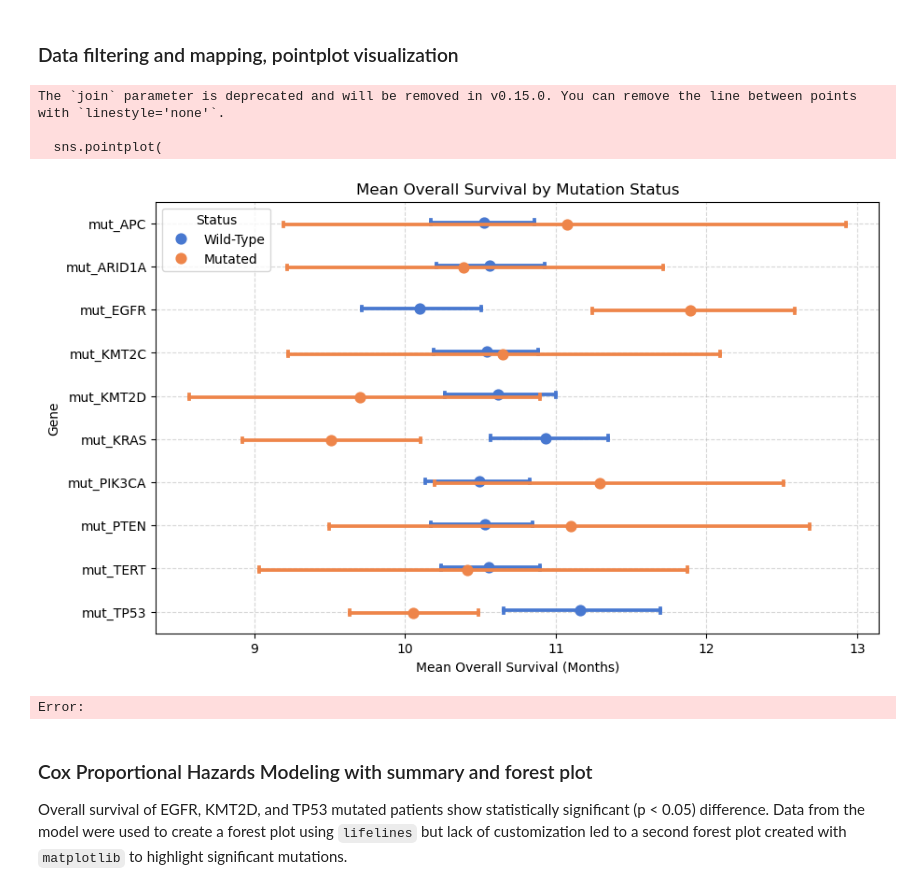
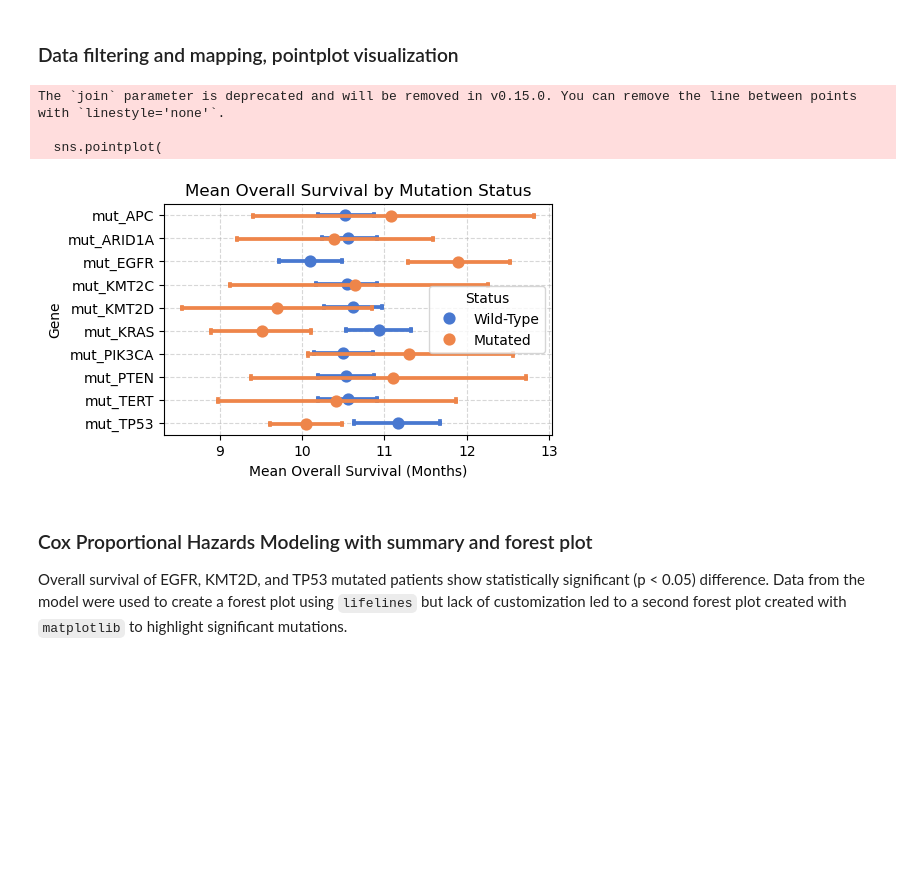
Before and after one commit to lindseyzh2/ehr-clinical-risk-model, a Jupyter notebook: eda.ipynb, the cells around one changed output. Drawn from its saved outputs; the diff is of its cells as text; code cells hidden in the pictures; blank space fills up the shorter version.

```diff
--- a/eda.ipynb
+++ b/eda.ipynb
@@ -221,36 +214,35 @@ melted_df = pd.melt(
     value_vars= mutations_to_check,
     var_name='Gene',
     value_name='Mutation_Status'
 )
 
 # Map 1/0 to readable labels
 melted_df['Mutation_Status'] = melted_df['Mutation_Status'].map({1: 'Mutated', 0: 'Wild-Type', True: 'Mutated', False: 'Wild-Type'})
 
-plt.figure(figsize=(10, 6))
+plt.figure(figsize=(5, 3))
 
 sns.pointplot(
     data=melted_df,
     y='Gene',
     x='OS_MONTHS',
     hue='Mutation_Status',
     dodge=True,
     join=False,
     palette='muted',
     capsize=0.1
 )
 
 plt.title('Mean Overall Survival by Mutation Status')
 plt.xlabel('Mean Overall Survival (Months)')
 plt.ylabel('Gene')
 plt.legend(title='Status')
 plt.grid(True, linestyle='--', alpha=0.5)
 plt.show()
 # %% [output]
 The `join` parameter is deprecated and will be removed in v0.15.0. You can remove the line between points with `linestyle='none'`.
 
   sns.pointplot(
-[figure, old version]
+[figure, new version]
-Error:
 # %% [markdown]
 ### Cox Proportional Hazards Modeling with summary and forest plot
 Overall survival of EGFR, KMT2D, and TP53 mutated patients show statistically significant (p < 0.05) difference. Data from the model were used to create a forest plot using `lifelines` but lack of customization led to a second forest plot created with `matplotlib` to highlight significant mutations.
```
Also changed, not shown: parts of 13 cells of this notebook.
